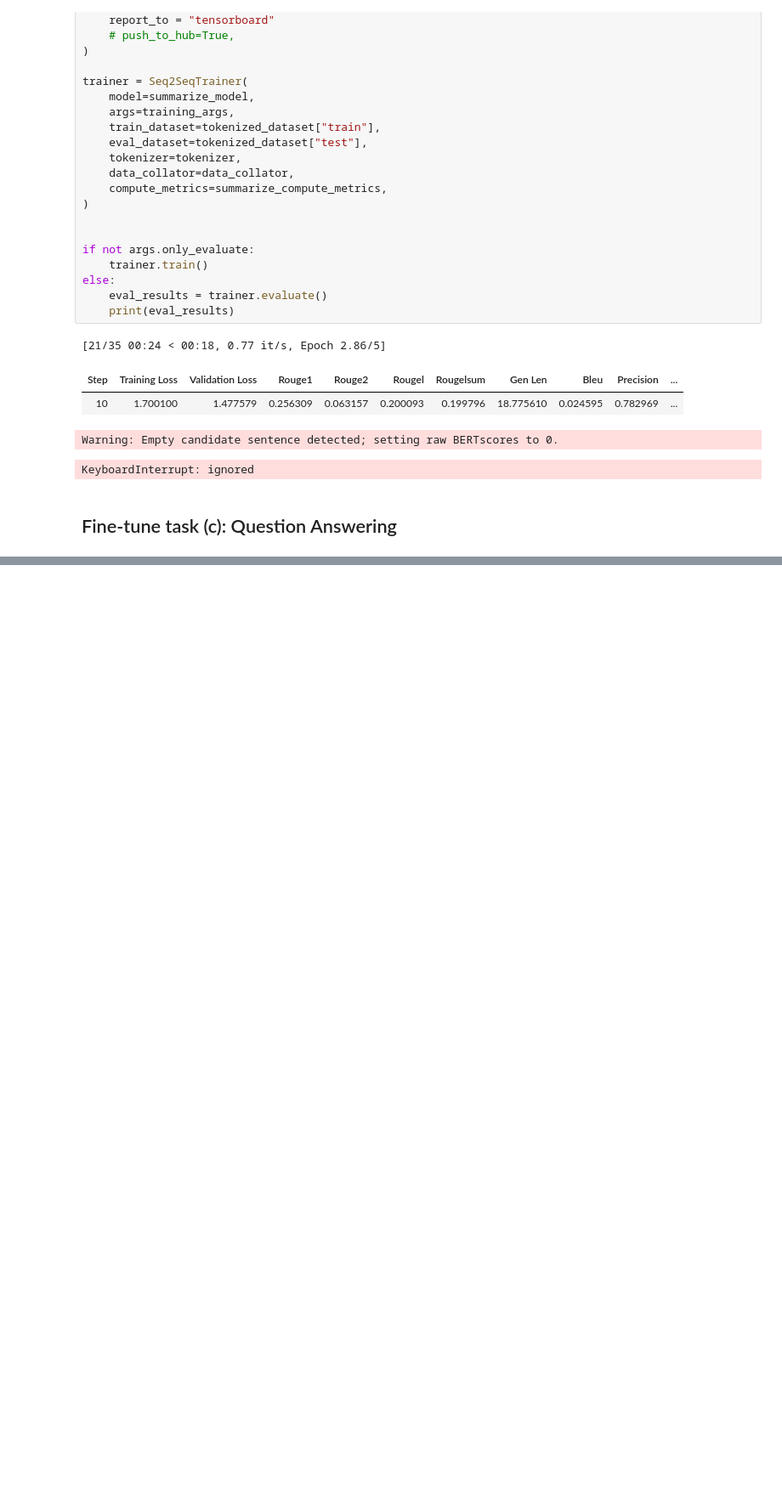
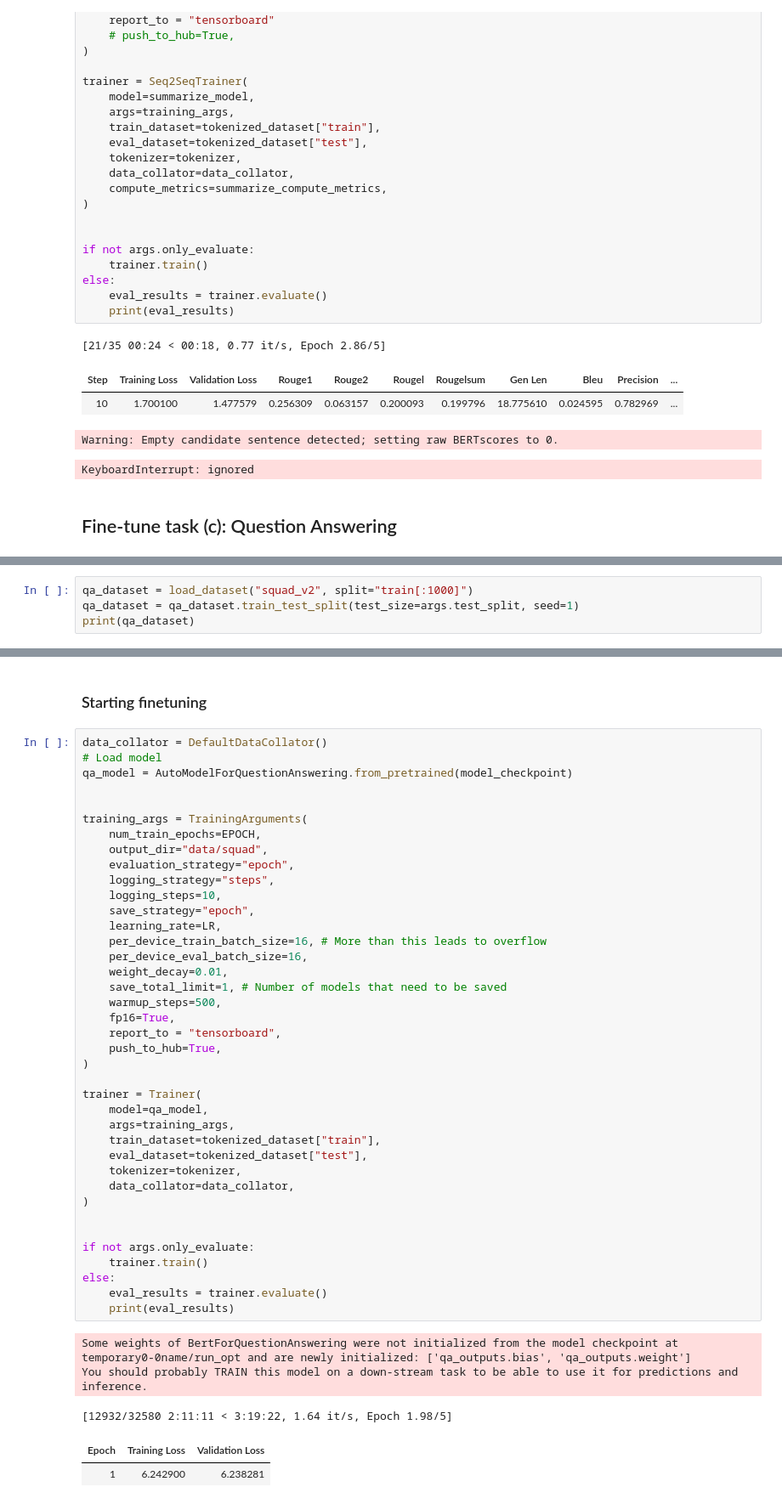
Before and after one commit to NLP613-Metaplexia/assignment3, a Jupyter notebook: bert_fine_tune.ipynb, the cells around one changed output, grey strips where cells are left out. Shown at 85% size. Saved outputs shown, nothing was run; the diff lists cells and outputs as text; blank space fills up the shorter version.

```diff
--- a/bert_fine_tune.ipynb
+++ b/bert_fine_tune.ipynb
@@ -358,0 +401,4 @@ KeyboardInterrupt: ignored
+# %%
+qa_dataset = load_dataset("squad_v2", split="train[:1000]")
+qa_dataset = qa_dataset.train_test_split(test_size=args.test_split, seed=1)
+print(qa_dataset)
@@ -358,0 +559,47 @@ KeyboardInterrupt: ignored
+# %% [markdown]
+### Starting finetuning
+# %%
+data_collator = DefaultDataCollator()
+# Load model
+qa_model = AutoModelForQuestionAnswering.from_pretrained(model_checkpoint)
+
+
+training_args = TrainingArguments(
+    num_train_epochs=EPOCH,
+    output_dir="data/squad",
+    evaluation_strategy="epoch",
+    logging_strategy="steps",
+    logging_steps=10,
+    save_strategy="epoch",
+    learning_rate=LR,
+    per_device_train_batch_size=16, # More than this leads to overflow
+    per_device_eval_batch_size=16,
+    weight_decay=0.01,
+    save_total_limit=1, # Number of models that need to be saved
+    warmup_steps=500,
+    fp16=True,
+    report_to = "tensorboard",
+    push_to_hub=True,
+)
+
+trainer = Trainer(
+    model=qa_model,
+    args=training_args,
+    train_dataset=tokenized_dataset["train"],
+    eval_dataset=tokenized_dataset["test"],
+    tokenizer=tokenizer,
+    data_collator=data_collator,
+)
+
+
+if not args.only_evaluate:
+    trainer.train()
+else:
+    eval_results = trainer.evaluate()
+    print(eval_results)
+# %% [output]
+Some weights of BertForQuestionAnswering were not initialized from the model checkpoint at temporary0-0name/run_opt and are newly initialized: ['qa_outputs.bias', 'qa_outputs.weight']
+You should probably TRAIN this model on a down-stream task to be able to use it for predictions and inference.
+[12932/32580 2:11:11 < 3:19:22, 1.64 it/s, Epoch 1.98/5]
+| Epoch | Training Loss | Validation Loss |
+| 1 | 6.242900 | 6.238281 |
```
Also changed, not shown: parts of 38 cells of this notebook.
